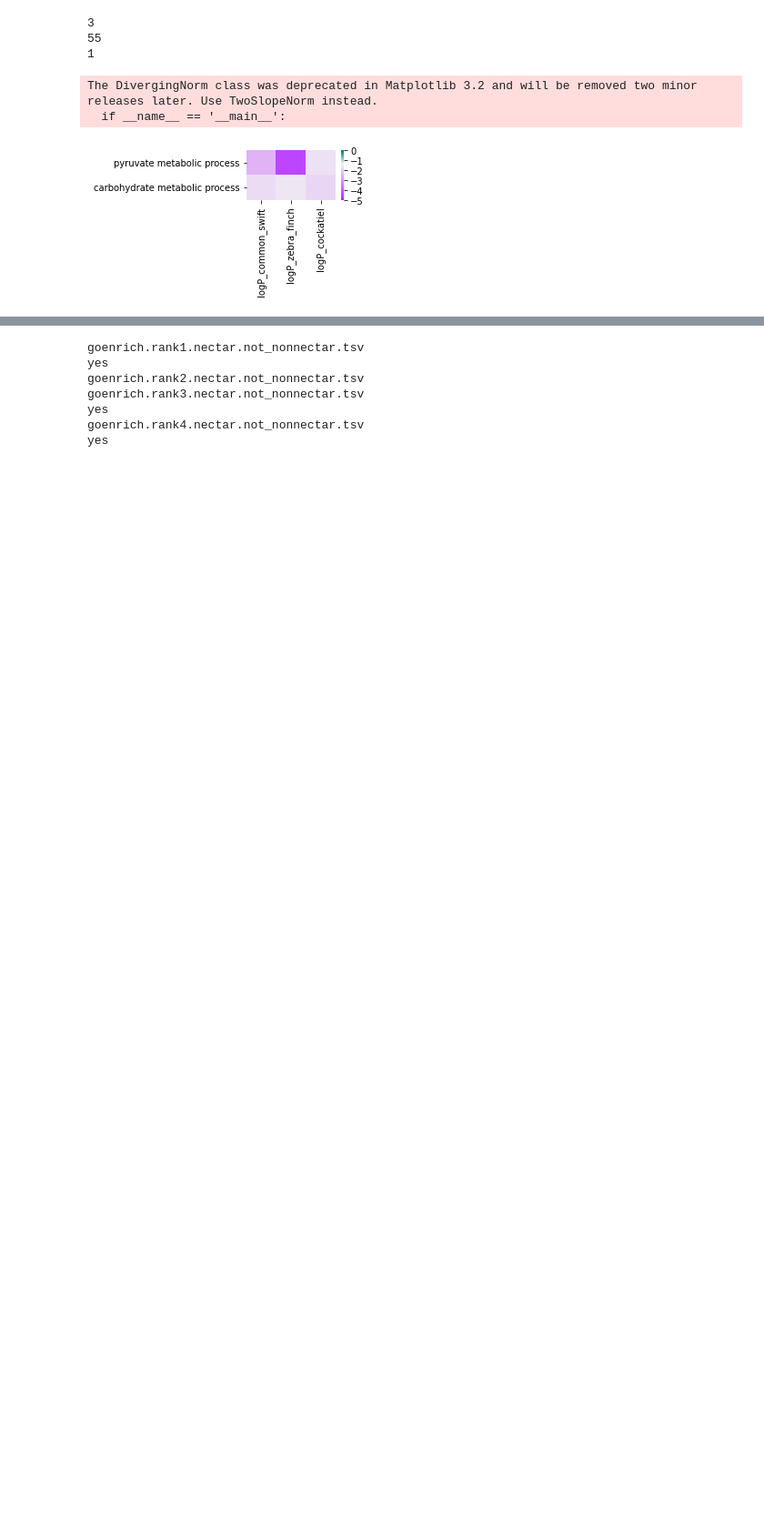
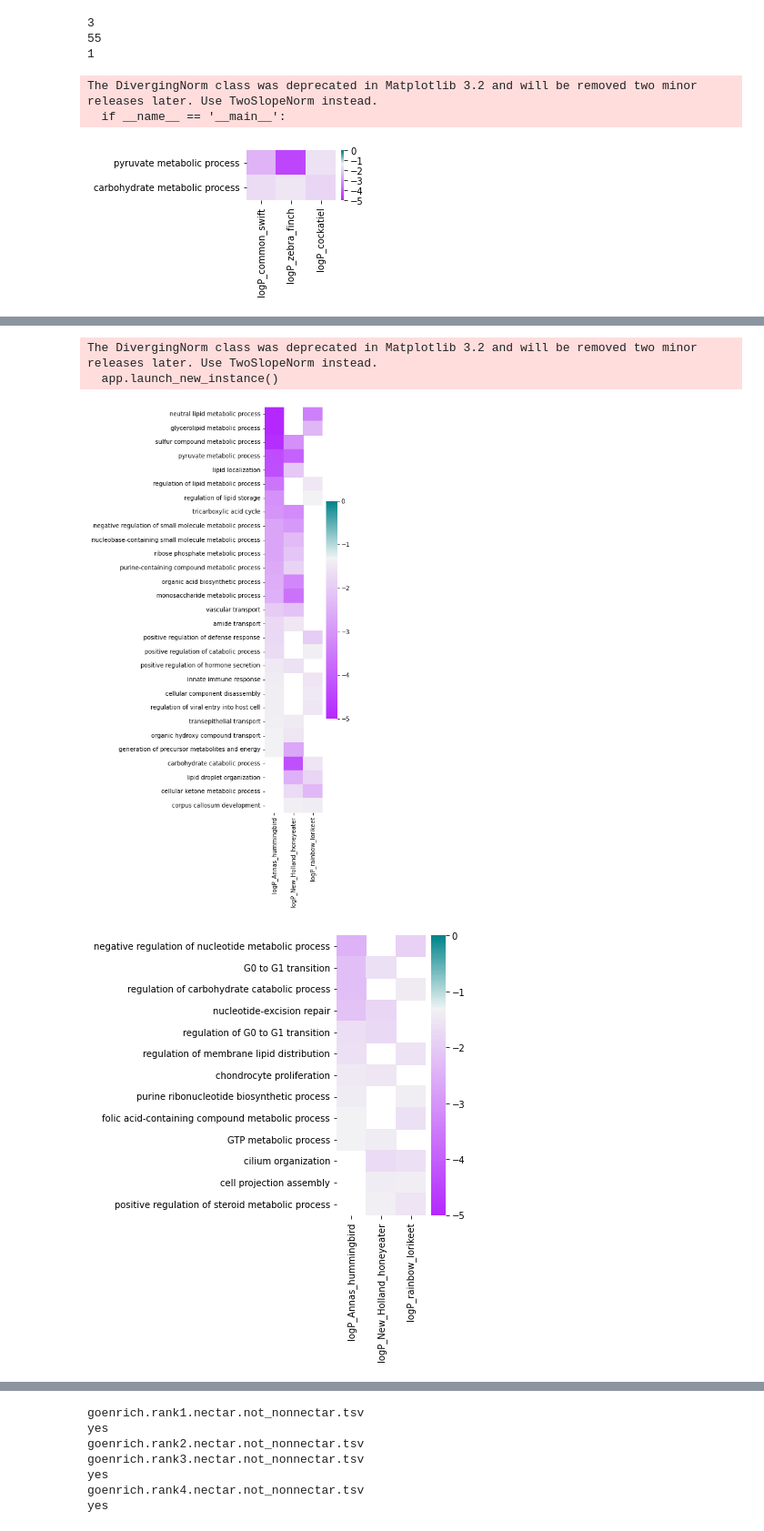
Before and after one commit to osipovarev/absrel, a Jupyter notebook: enrich_go_analysis.ipynb, the cells around one changed output, grey strips where cells are left out. Shown at 91% size. Cells and saved outputs as stored; diff of their text form; code cells hidden in the pictures; blank space fills up the shorter version.

Commit message:
backed up changes from Wed Feb 14 13:24:40 EST 2024 in the project /Users/osipova/Documents/LabDocs/NectarivoryProject/absrel

```diff
--- a/enrich_go_analysis.ipynb
+++ b/enrich_go_analysis.ipynb
@@ -180,20 +124,0 @@ for d in directions:
-# %%
-## Plot
-cmap_pval = sns.diverging_palette(285, 200, 100, as_cmap=True)
-vmin = -5
-
-divnorm_pval = DivergingNorm(vmin=vmin, vmax=0, vcenter=np.log10(0.051))
-
-pval_cols = [i for i in merged_df.columns if i.startswith('logP_')]
-df_pval = merged_df[pval_cols]
-
-fig, axes = plt.subplots(figsize=(2.2, len(merged_df)/2.3))
-sns.heatmap(data=df_pval, cmap=cmap_pval, norm=divnorm_pval)
-
-# axes.set_xticklabels(df_pval['GO'])
-axes.set_ylabel('')
-fig.tight_layout()
-
-# pdf_name = 'clusterProfiler.intra_nectar_{}_2024_results.pdf'.format(t)
-
-# plt.savefig(pdf_name, format='pdf', bbox_inches="tight")
@@ -199,0 +187,35 @@ fig.tight_layout()
+# %%
+## Plot
+rank = 3
+rank = 2
+
+for d in directions:
+    for t in tissues:
+        file_name = 'noChildren.rank{}.goenrich.{}.all_nectar.{}.top_0.05.tsv'.format(rank, d, t)
+        file_data = glob(dir_path + file_name)[0]
+        df = pd.read_csv(file_data, sep='\t')
+        df.set_index('Description', inplace=True)
+
+        if not(df.empty):
+            cmap_pval = sns.diverging_palette(285, 200, 100, as_cmap=True)
+            vmin = -5
+
+            divnorm_pval = DivergingNorm(vmin=vmin, vmax=0, vcenter=np.log10(0.051))
+
+            pval_cols = [i for i in df.columns if i.startswith('logP_')]
+            df_pval = df[pval_cols]
+
+            fig, axes = plt.subplots(figsize=(2.2, len(df)/2.3))
+            sns.heatmap(data=df_pval, cmap=cmap_pval, norm=divnorm_pval)
+
+            # axes.set_xticklabels(df_pval['GO'])
+            axes.set_ylabel('')
+            fig.tight_layout()
+
+            pdf_name = '{}/rank{}.goenrich.{}.all_nectar.{}.top_0.05.pdf'.format(dir_path, rank, d, t)
+#             plt.savefig(pdf_name, format='pdf', bbox_inches="tight")
+# %% [output]
+The DivergingNorm class was deprecated in Matplotlib 3.2 and will be removed two minor releases later. Use TwoSlopeNorm instead.
+  app.launch_new_instance()
+[figure, added]
+[figure, added]
```
Also changed, not shown: parts of 8 cells of this notebook.
